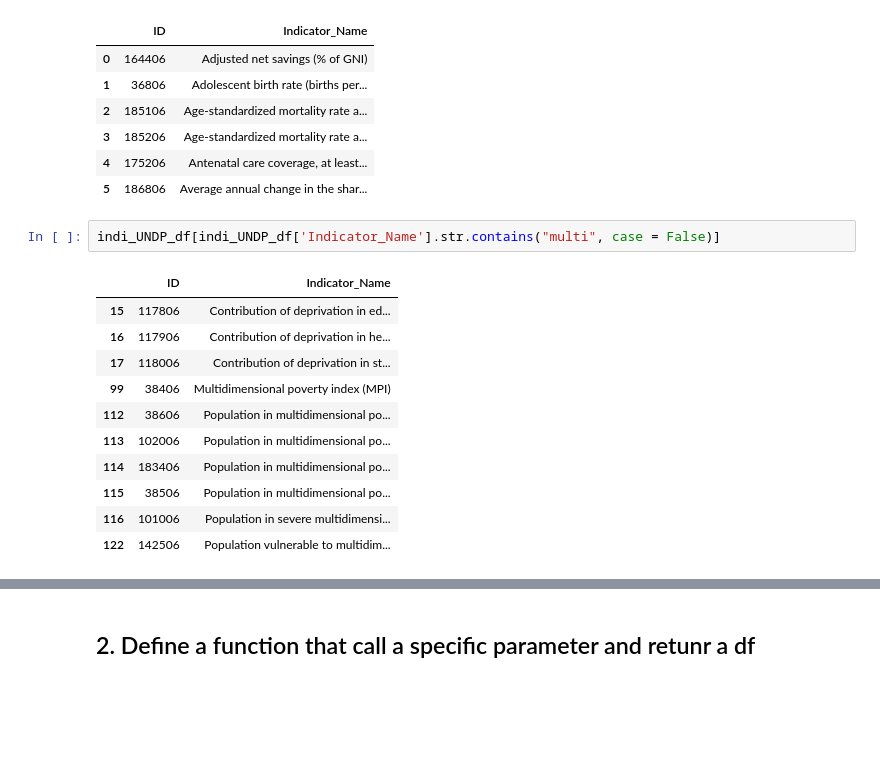
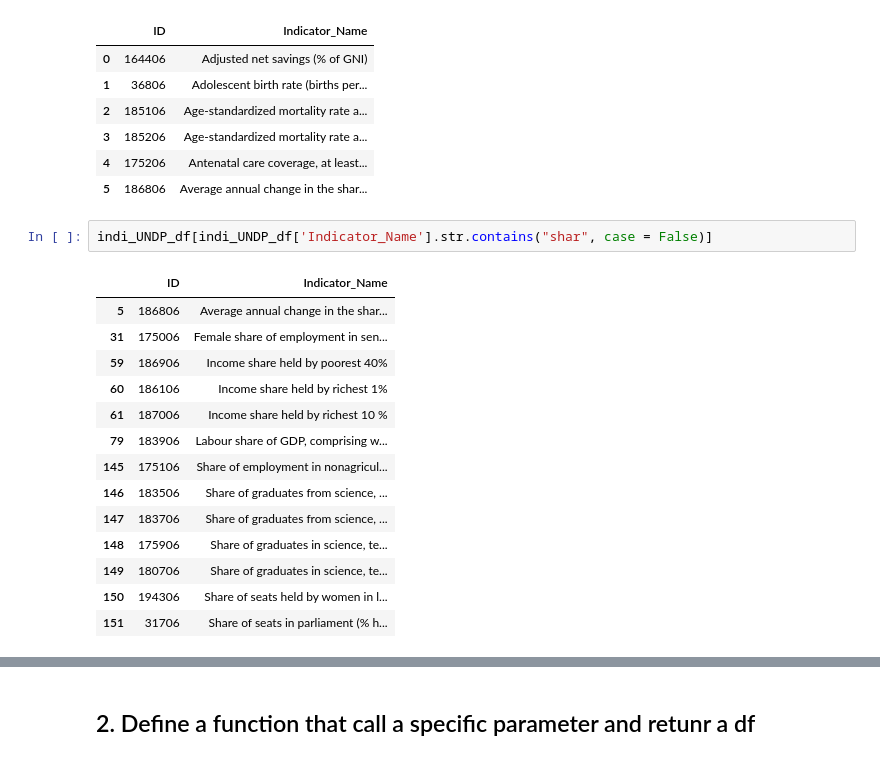
Before and after one commit to rjlopez2/ADS-_CAS_Bern_2020, a Jupyter notebook: Projects/M3/UNDP_Dataset.ipynb, the cells around one changed output, grey strips where cells are left out. Saved outputs shown, nothing was run; the diff lists cells and outputs as text; blank space fills up the shorter version.

```diff
--- a/Projects/M3/UNDP_Dataset.ipynb
+++ b/Projects/M3/UNDP_Dataset.ipynb
@@ -37,19 +32,22 @@ indi_UNDP_df.head(6)
 | 4 | 175206 | Antenatal care coverage, at least... |
 | 5 | 186806 | Average annual change in the shar... |
 # %%
-indi_UNDP_df[indi_UNDP_df['Indicator_Name'].str.contains("multi", case = False)]
+indi_UNDP_df[indi_UNDP_df['Indicator_Name'].str.contains("shar", case = False)]
 # %% [output]
 |  | ID | Indicator_Name |
-| 15 | 117806 | Contribution of deprivation in ed... |
-| 16 | 117906 | Contribution of deprivation in he... |
-| 17 | 118006 | Contribution of deprivation in st... |
-| 99 | 38406 | Multidimensional poverty index (MPI) |
-| 112 | 38606 | Population in multidimensional po... |
-| 113 | 102006 | Population in multidimensional po... |
-| 114 | 183406 | Population in multidimensional po... |
-| 115 | 38506 | Population in multidimensional po... |
-| 116 | 101006 | Population in severe multidimensi... |
-| 122 | 142506 | Population vulnerable to multidim... |
+| 5 | 186806 | Average annual change in the shar... |
+| 31 | 175006 | Female share of employment in sen... |
+| 59 | 186906 | Income share held by poorest 40% |
+| 60 | 186106 | Income share held by richest 1% |
+| 61 | 187006 | Income share held by richest 10 % |
+| 79 | 183906 | Labour share of GDP, comprising w... |
+| 145 | 175106 | Share of employment in nonagricul... |
+| 146 | 183506 | Share of graduates from science, ... |
+| 147 | 183706 | Share of graduates from science, ... |
+| 148 | 175906 | Share of graduates in science, te... |
+| 149 | 180706 | Share of graduates in science, te... |
+| 150 | 194306 | Share of seats held by women in l... |
+| 151 | 31706 | Share of seats in parliament (% h... |
 # %%
 # loading the Country codes
 country_col_names = ['Country_Code', 'Country_Name']
```
Also changed, not shown: parts of 22 cells of this notebook, 4 other files.
